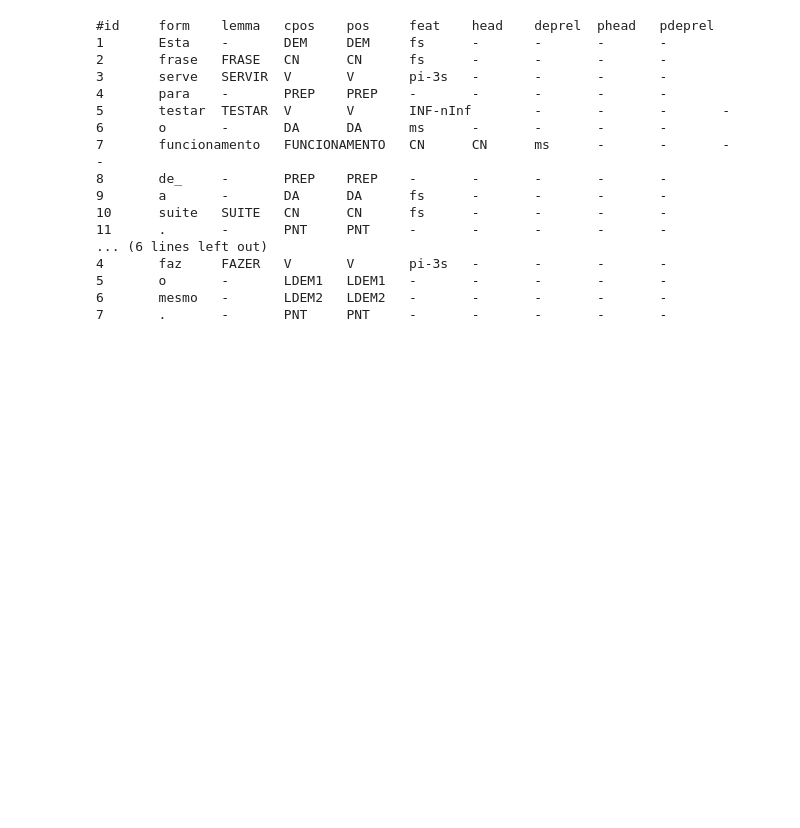
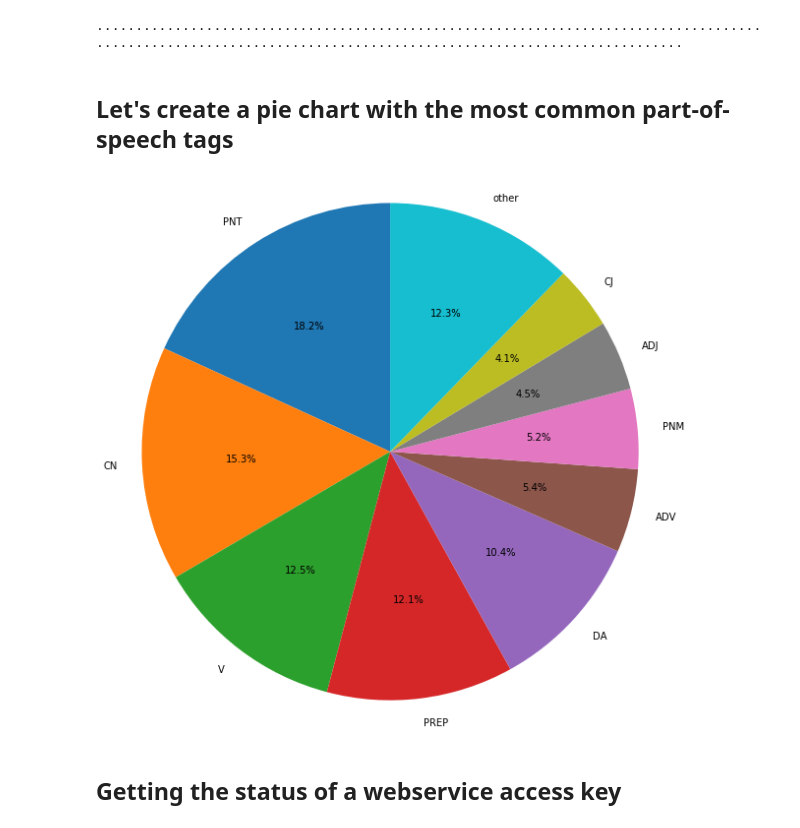
Before and after one commit to portulanclarin/jupyter-notebooks, a Jupyter notebook: 01-lxsuite.ipynb, the cells around one changed output. Drawn from its saved outputs; the diff is of its cells as text; code cells hidden in the pictures; blank space fills up the shorter version.

Commit message:
tag distribution pie chart

```diff
--- a/01-lxsuite.ipynb
+++ b/01-lxsuite.ipynb
@@ -50,0 +188,5 @@ def annotate(text, format='CONLL'):
+# %%
+chunks = list(slice_into_chunks(sample_text_lines))
+annotated_text = [] # annotated paragraphs will be stored here
+chunks_processed = 0  # this variable keeps track of which chunks have been processed already
+print(f"There are {len(chunks)} chunks to be annotated")
@@ -51,2 +204,46 @@ def annotate(text, format='CONLL'):
+# %%
+for cnum, chunk in enumerate(chunks[chunks_processed:], start=chunks_processed+1):
+    try:
+        annotated_text.extend(annotate(chunk, format="JSON"))
+        chunks_processed = cnum
+        # print one dot for each annotated chunk to get some progress feedback
+        print(".", end="", flush=True)
+    except Exception as exc:
+        chunk_preview = chunk[:100] + "[...]" if len(chunk) > 100 else chunk
+        print(
+            f"\nError: annotation of chunk {cnum} failed ({exc}); chunk contents:\n\n{chunk_preview}\n\n"
+        )
+        break
+# %% [output]
+................................................................................................................................................................
+# %% [markdown]
+## Let's create a pie chart with the most common part-of-speech tags
+# %%
+%matplotlib inline
+
+tag_frequencies = collections.Counter(
+        token["pos"]
+        for paragraph in annotated_text
+        for sentence in paragraph
+        for token in sentence
+).most_common()
+
+tags = [tag for tag, _ in tag_frequencies[:9]]
+freqs = [freq for _, freq in tag_frequencies[:9]]
+
+tags.append("other")
+freqs.append(sum(freq for _, freq in tag_frequencies[10:]))
+
+plt.rcParams['figure.figsize'] = [10, 10]
+fig1, ax1 = plt.subplots()
+ax1.pie(freqs, labels=tags, autopct='%1.1f%%', startangle=90)
+ax1.axis('equal')  # equal aspect ratio ensures that pie is drawn as a circle.
+
+plt.show()
+# To learn more about matplotlib visit https://matplotlib.org/
+# %% [output]
+[figure, added]
+# %% [markdown]
+## Getting the status of a webservice access key
 # %%
 def get_key_status():
@@ -66,29 +263,6 @@ def get_key_status():
         raise WSException(response_data["error"])
     else:
         return response_data["result"]
-# %%
-text = '''Esta frase serve para testar o funcionamento da suite. Esta outra
-frase faz o mesmo.'''
-result = annotate(text)
-print(result)
-# %% [output]
-#id     form    lemma   cpos    pos     feat    head    deprel  phead   pdeprel
-1       Esta    -       DEM     DEM     fs      -       -       -       -
-2       frase   FRASE   CN      CN      fs      -       -       -       -
-3       serve   SERVIR  V       V       pi-3s   -       -       -       -
-4       para    -       PREP    PREP    -       -       -       -       -
-5       testar  TESTAR  V       V       INF-nInf        -       -       -       -
-6       o       -       DA      DA      ms      -       -       -       -
-7       funcionamento   FUNCIONAMENTO   CN      CN      ms      -       -       -       -
-8       de_     -       PREP    PREP    -       -       -       -       -
-9       a       -       DA      DA      fs      -       -       -       -
-10      suite   SUITE   CN      CN      fs      -       -       -       -
-11      .       -       PNT     PNT     -       -       -       -       -
-... (6 lines left out)
-4       faz     FAZER   V       V       pi-3s   -       -       -       -
-5       o       -       LDEM1   LDEM1   -       -       -       -       -
-6       mesmo   -       LDEM2   LDEM2   -       -       -       -       -
-7       .       -       PNT     PNT     -       -       -       -       -
 # %%
 get_key_status()
 # %% [output]
```
Also changed, not shown: parts of 23 cells of this notebook.
